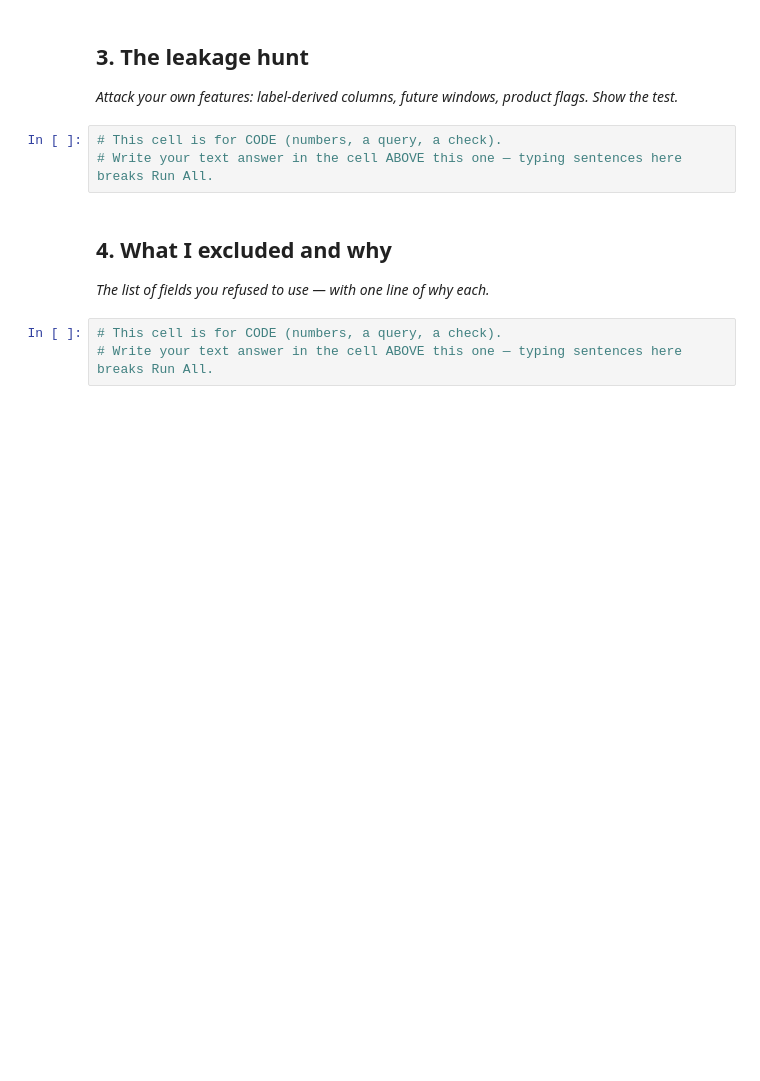
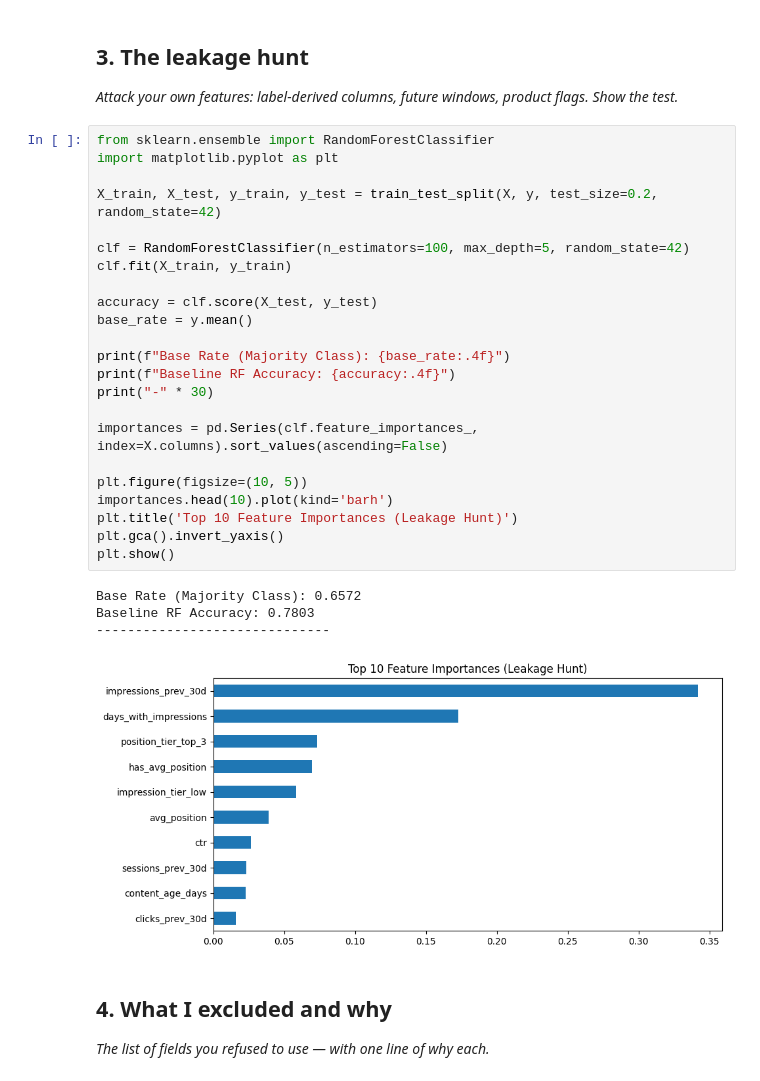
Before and after one commit to gaurav443201/flyrank-ml-internship-work, a Jupyter notebook: work/notebooks/w03_feature_leakage_check.ipynb, the cells around one changed output. Cells and saved outputs as stored; diff of their text form; blank space fills up the shorter version.

```diff
--- a/work/notebooks/w03_feature_leakage_check.ipynb
+++ b/work/notebooks/w03_feature_leakage_check.ipynb
@@ -24,13 +69,35 @@ This skeleton is yours to fill. Work the sections **in order** — each one has
 ## 3. The leakage hunt
 
 *Attack your own features: label-derived columns, future windows, product flags. Show the test.*
-# %%
-# This cell is for CODE (numbers, a query, a check).
-# Write your text answer in the cell ABOVE this one — typing sentences here breaks Run All.
+# %%
+from sklearn.ensemble import RandomForestClassifier
+import matplotlib.pyplot as plt
+
+X_train, X_test, y_train, y_test = train_test_split(X, y, test_size=0.2, random_state=42)
+
+clf = RandomForestClassifier(n_estimators=100, max_depth=5, random_state=42)
+clf.fit(X_train, y_train)
+
+accuracy = clf.score(X_test, y_test)
+base_rate = y.mean()
+
+print(f"Base Rate (Majority Class): {base_rate:.4f}")
+print(f"Baseline RF Accuracy: {accuracy:.4f}")
+print("-" * 30)
+
+importances = pd.Series(clf.feature_importances_, index=X.columns).sort_values(ascending=False)
+
+plt.figure(figsize=(10, 5))
+importances.head(10).plot(kind='barh')
+plt.title('Top 10 Feature Importances (Leakage Hunt)')
+plt.gca().invert_yaxis()
+plt.show()
+# %% [output]
+Base Rate (Majority Class): 0.6572
+Baseline RF Accuracy: 0.7803
+------------------------------
+[figure, added]
 # %% [markdown]
 ## 4. What I excluded and why
 
 *The list of fields you refused to use — with one line of why each.*
-# %%
-# This cell is for CODE (numbers, a query, a check).
-# Write your text answer in the cell ABOVE this one — typing sentences here breaks Run All.
```
Also changed, not shown: parts of 7 cells of this notebook.
